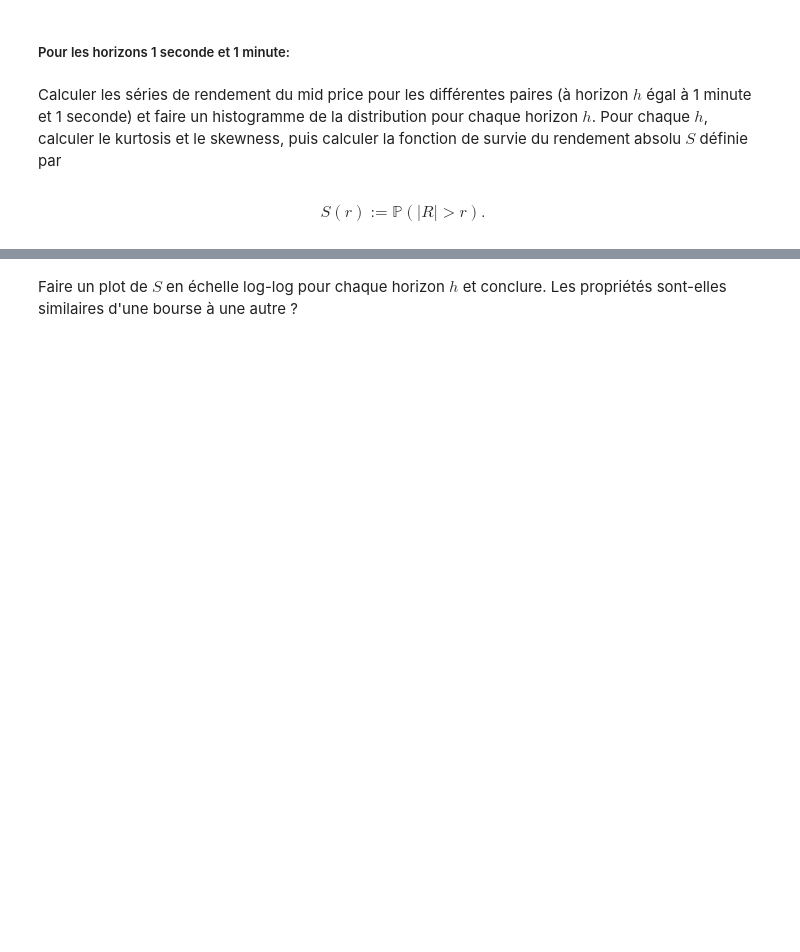
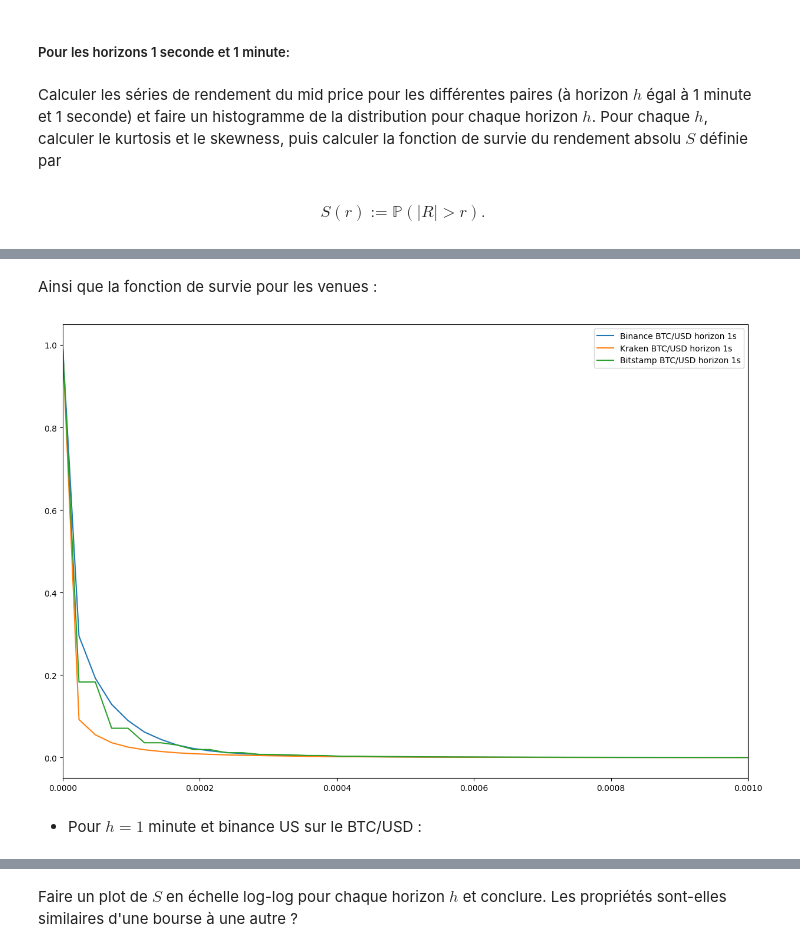
Before and after one commit to louismia22/Machine-Learning-and-Optimal-Trading, a Jupyter notebook: TP5/TP 5 - Cryptomonnaies.ipynb, the cells around one changed output, grey strips where cells are left out. Cells and saved outputs as stored; diff of their text form; code cells hidden in the pictures; blank space fills up the shorter version.

```diff
--- a/TP5/TP 5 - Cryptomonnaies.ipynb
+++ b/TP5/TP 5 - Cryptomonnaies.ipynb
@@ -75,0 +115,18 @@ TypeError: Only valid with DatetimeIndex, TimedeltaIndex or PeriodIndex, but got
+# %% [markdown]
+Ainsi que la fonction de survie pour les venues :
+# %%
+fig, ax = plt.subplots(figsize=(15, 10))
+ax.set_xlim(0, 0.001)
+
+_, _, _, survial_func_values_1s_kraken = returns_process("1s", "btcusd", "kraken")
+_, _, _, survial_func_values_1s_bitstamp = returns_process("1s", "btcusd", "bitstamp")
+
+ax.plot(r_values, survial_func_values_1s_binance, label = "Binance BTC/USD horizon 1s")
+ax.plot(r_values, survial_func_values_1s_kraken, label = "Kraken BTC/USD horizon 1s")
+ax.plot(r_values, survial_func_values_1s_bitstamp, label = "Bitstamp BTC/USD horizon 1s")
+
+plt.legend();
+# %% [output]
+[figure, added]
+# %% [markdown]
+- Pour $h = 1$ minute et binance US sur le BTC/USD :
```
Also changed, not shown: parts of 46 cells of this notebook.
